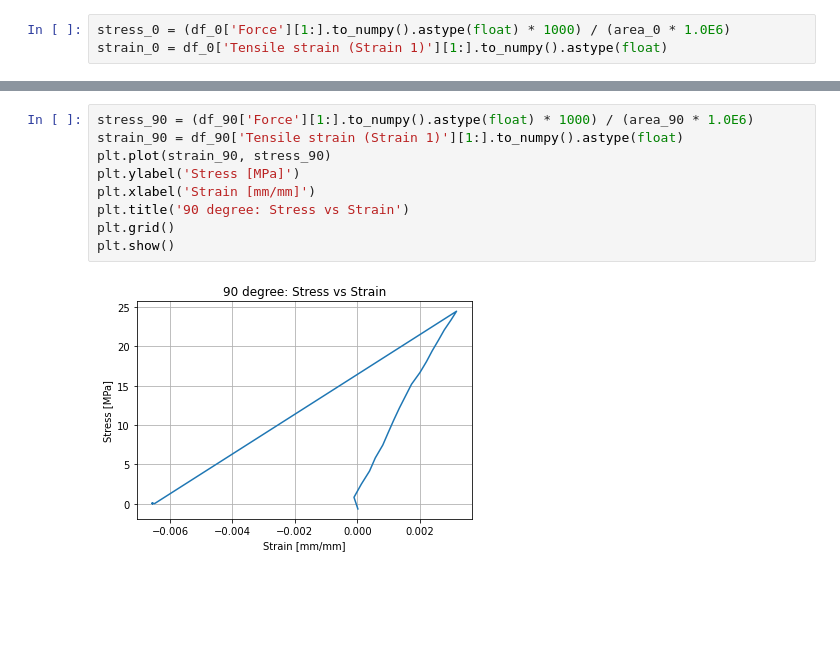
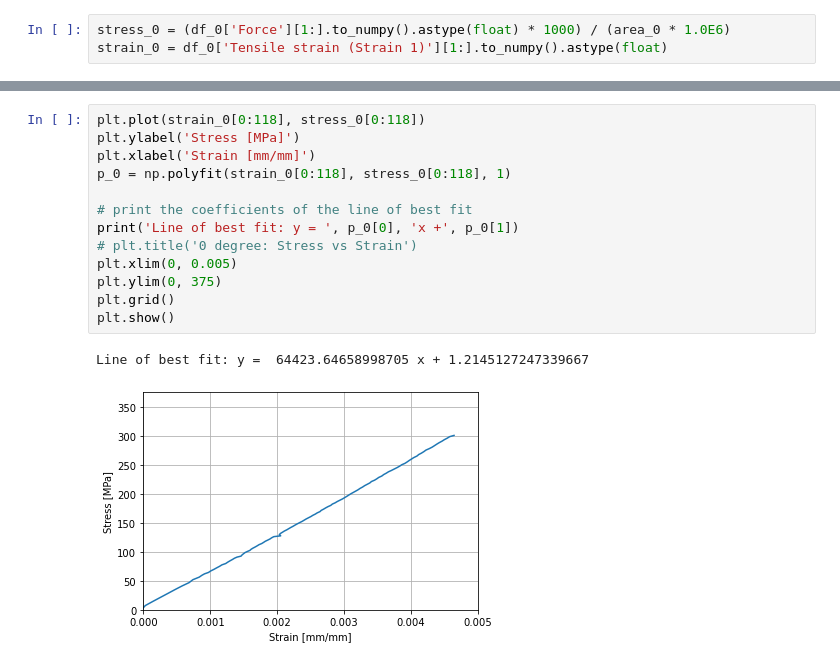
Before and after one commit to shyamthyagarajan/ae461, a Jupyter notebook: Lab 1_6/Lab 1_6.ipynb, the cells around one changed output, grey strips where cells are left out. Cells and saved outputs as stored; diff of their text form; blank space fills up the shorter version.

```diff
--- a/Lab 1_6/Lab 1_6.ipynb
+++ b/Lab 1_6/Lab 1_6.ipynb
@@ -40,11 +70,16 @@ plt.show()
-# %%
-stress_90 = (df_90['Force'][1:].to_numpy().astype(float) * 1000) / (area_90 * 1.0E6)
-strain_90 = df_90['Tensile strain (Strain 1)'][1:].to_numpy().astype(float)
-plt.plot(strain_90, stress_90)
-plt.ylabel('Stress [MPa]')
-plt.xlabel('Strain [mm/mm]')
-plt.title('90 degree: Stress vs Strain')
-plt.grid()
-plt.show()
-# %% [output]
-[figure, removed]
+# %%
+plt.plot(strain_0[0:118], stress_0[0:118])
+plt.ylabel('Stress [MPa]')
+plt.xlabel('Strain [mm/mm]')
+p_0 = np.polyfit(strain_0[0:118], stress_0[0:118], 1)
+
+# print the coefficients of the line of best fit
+print('Line of best fit: y = ', p_0[0], 'x +', p_0[1])
+# plt.title('0 degree: Stress vs Strain')
+plt.xlim(0, 0.005)
+plt.ylim(0, 375)
+plt.grid()
+plt.show()
+# %% [output]
+Line of best fit: y =  64423.64658998705 x + 1.2145127247339667
+[figure, added]
```
Also changed, not shown: parts of 8 cells of this notebook.
